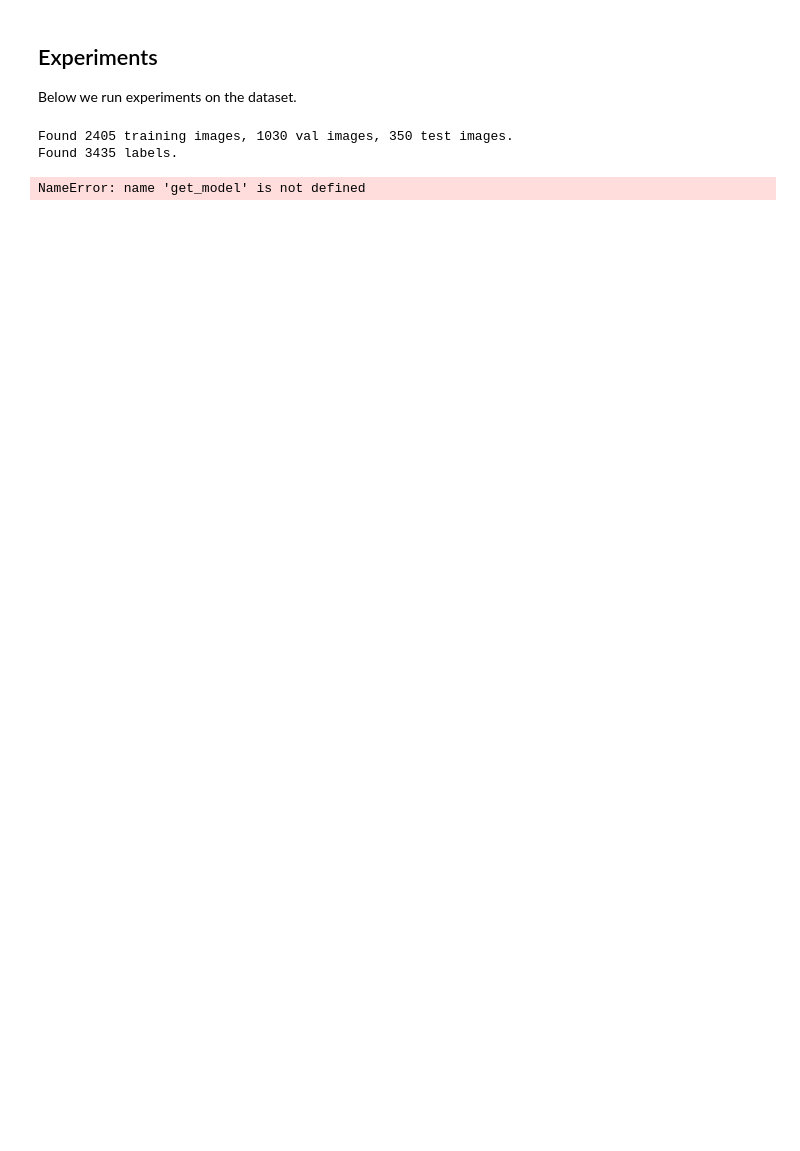
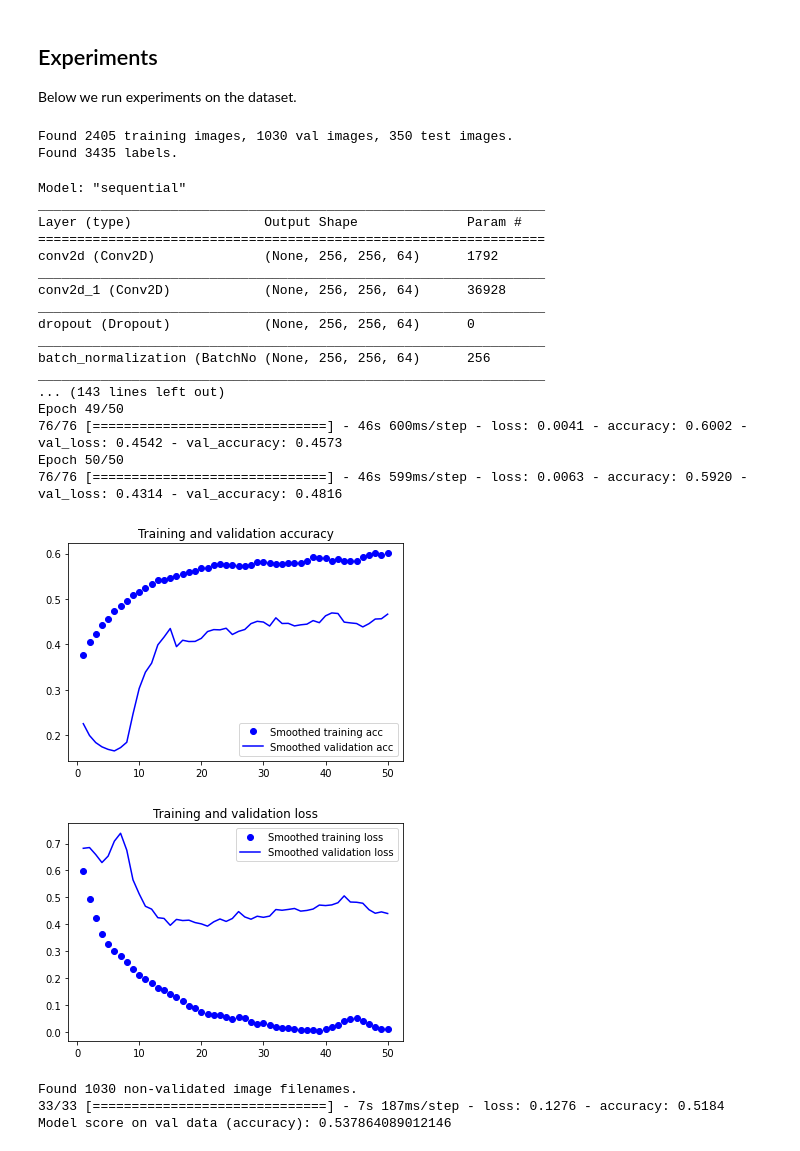
Before and after one commit to kostaleonard/4bai-coursework, a Jupyter notebook: Midterm/ML_for_Computer_Vision.ipynb, the cells around one changed output. Saved outputs shown, nothing was run; the diff lists cells and outputs as text; code cells hidden in the pictures; blank space fills up the shorter version.

```diff
--- a/Midterm/ML_for_Computer_Vision.ipynb
+++ b/Midterm/ML_for_Computer_Vision.ipynb
@@ -304,13 +454,13 @@ def get_model(model_args: Dict[str, Any]) -> Model:
     :return: A tensorflow.keras.models.Model instance.
     """
     model_args = {**DEFAULT_MODEL_ARGS, **model_args}
-    return _get_alex_net(model_args)
+    return _get_vgg_like(model_args)
 # %%
 def train_model(model: Model,
                 partition: Dict[str, List[str]],
                 labels: Dict[str, np.ndarray],
                 train_args: Dict[str, Any],
-                root_dir: os.path,
+                root_dir: Optional[str],
                 class_names: List[str]) -> History:
     """Trains the model and returns the History object that results.
     :param model: The model.
@@ -319,7 +469,7 @@ def train_model(model: Model,
     :param train_args: Training hyperparameters. See DEFAULT_TRAIN_ARGS for
     hyperparameters and their default values.
     :param root_dir: The root directory of the dataset, in which are located
-    test and train subdirectories.
+    test and train subdirectories. If None, treat filenames as complete paths.
     :param class_names: The names of the classes, in order.
     :return: The History object that results from calling model.fit().
     """
@@ -350,7 +500,8 @@ def train_model(model: Model,
         image_datagen = ImageDataGenerator(
             data_format='channels_last',
             rescale=1 / 255)
-    train_image_dir = os.path.join(root_dir, 'train', 'train')
+    train_image_dir = os.path.join(root_dir, 'train',
+                                   'train') if root_dir else '.'
     train_generator = image_datagen.flow_from_dataframe(
         df_train,
         directory=train_image_dir,
@@ -359,7 +510,8 @@ def train_model(model: Model,
         target_size=model.input_shape[1:3],
         class_mode='raw',
         batch_size=train_args['batch_size'],
-        shuffle=train_args['shuffle'])
+        shuffle=train_args['shuffle'],
+        validate_filenames=False)
     val_generator = image_datagen.flow_from_dataframe(
         df_val,
         directory=train_image_dir,
@@ -368,7 +520,8 @@ def train_model(model: Model,
         target_size=model.input_shape[1:3],
         class_mode='raw',
         batch_size=train_args['batch_size'],
-        shuffle=train_args['shuffle'])
+        shuffle=train_args['shuffle'],
+        validate_filenames=False)
     callbacks = []
     if train_args['use_tensorboard']:
         log_dir = 'logs_{0}'.format(datetime.now())
@@ -376,7 +529,8 @@ def train_model(model: Model,
         callbacks.append(tensorboard_callback)
     if train_args['model_checkpoint_filename']:
         checkpoint_callback = ModelCheckpoint(
-            train_args['model_checkpoint_filename'])
+            train_args['model_checkpoint_filename'],
+            save_best_only=True)
         callbacks.append(checkpoint_callback)
     return model.fit(
         x=train_generator,
@@ -422,13 +603,13 @@ def smooth_curve(points: List[float], factor: float = 0.6) -> List[float]:
             smoothed_points.append(point)
     return smoothed_points
 # %%
-def plot_history(history: History) -> None:
+def plot_history(history: History, smooth_fac: float = 0.6) -> None:
     """Plots the training history. You can also visualize the training process
     in Tensorboard or wandb.
     :param history: The training history.
     """
-    acc = history.history['acc']
-    val_acc = history.history['val_acc']
+    acc = history.history['accuracy']
+    val_acc = history.history['val_accuracy']
     loss = history.history['loss']
     val_loss = history.history['val_loss']
     epochs = range(1, len(acc) + 1)
@@ -461,15 +642,45 @@ Found 2405 training images, 1030 val images, 350 test images.
 Found 3435 labels.
 # %%
 # Define hyperparameters.
-model_args = {}
-train_args = {'batch_size': 4}
+model_args = {'learning_rate': 1e-4}
+train_args = {'epochs': 50,
+              'batch_size': 32,
+              'shuffle': True,
+              'use_tensorboard': True,
+              'model_checkpoint_filename': 'model.h5',
+              'augment': False}
 metric = 'accuracy'
 # %%
 model = get_model(model_args)
+print(model.summary())
 history = train_model(model, partition, labels, train_args, DEFAULT_ROOT_DIR,
                       DEFAULT_CLASS_NAMES)
-score = -1 #eval_model(model, x_test, y_test, metric=metric)
 plot_history(history)
-print('Model score ({0}): {1}'.format(metric, score))
 # %% [output]
-NameError: name 'get_model' is not defined
+Model: "sequential"
+_________________________________________________________________
+Layer (type)                 Output Shape              Param #
+=================================================================
+conv2d (Conv2D)              (None, 256, 256, 64)      1792
+_________________________________________________________________
+conv2d_1 (Conv2D)            (None, 256, 256, 64)      36928
+_________________________________________________________________
+dropout (Dropout)            (None, 256, 256, 64)      0
+_________________________________________________________________
+batch_normalization (BatchNo (None, 256, 256, 64)      256
+_________________________________________________________________
+... (143 lines left out)
+Epoch 49/50
+76/76 [==============================] - 46s 600ms/step - loss: 0.0041 - accuracy: 0.6002 - val_loss: 0.4542 - val_accuracy: 0.4573
+Epoch 50/50
+76/76 [==============================] - 46s 599ms/step - loss: 0.0063 - accuracy: 0.5920 - val_loss: 0.4314 - val_accuracy: 0.4816
+[figure, added]
+[figure, added]
+# %%
+score = eval_model(model, partition, labels, DEFAULT_CLASS_NAMES,
+                   DEFAULT_ROOT_DIR, metric=metric)
+print('Model score on val data ({0}): {1}'.format(metric, score))
+# %% [output]
+Found 1030 non-validated image filenames.
+33/33 [==============================] - 7s 187ms/step - loss: 0.1276 - accuracy: 0.5184
+Model score on val data (accuracy): 0.537864089012146
```
Also changed, not shown: parts of 59 cells of this notebook.
